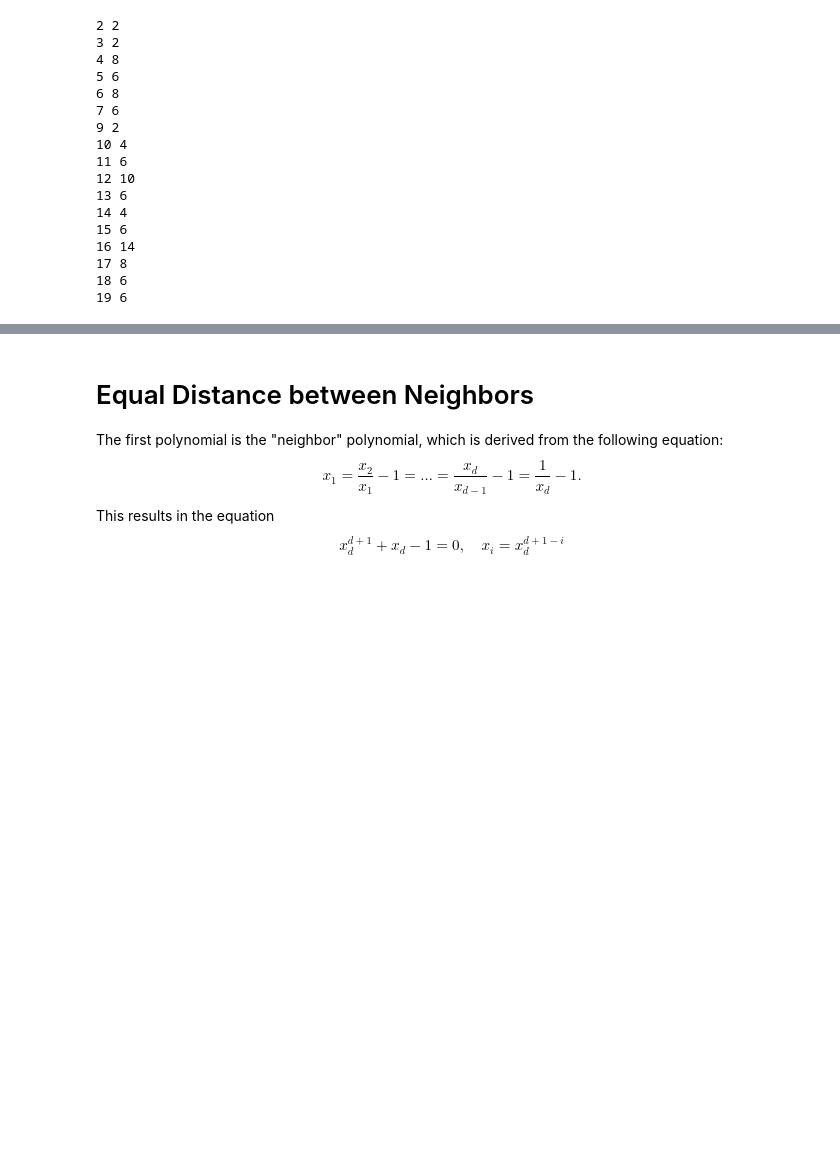
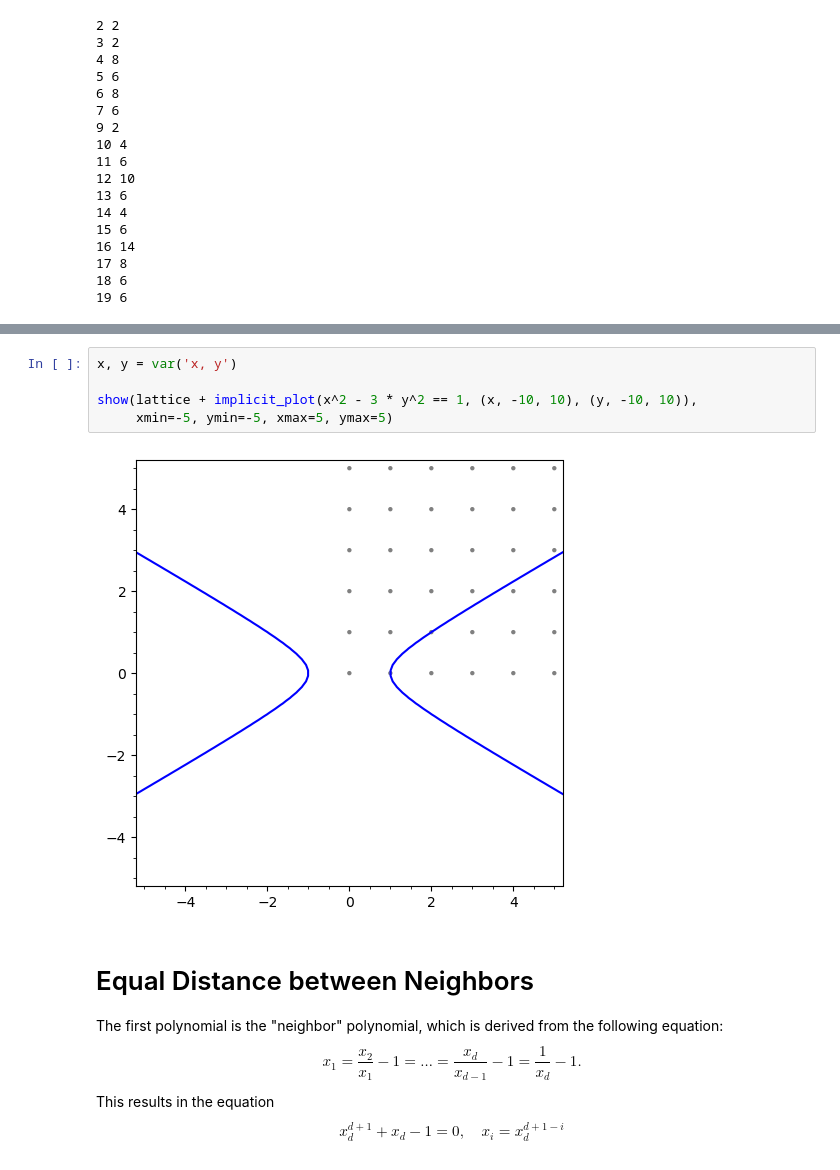
Before and after one commit to dknaack/master-thesis, a Jupyter notebook: src/main.ipynb, the cells around one changed output, grey strips where cells are left out. Drawn from its saved outputs; the diff is of its cells as text; blank space fills up the shorter version.

```diff
--- a/src/main.ipynb
+++ b/src/main.ipynb
@@ -127,3 +177,10 @@ for i in range(2, 20):
+# %%
+x, y = var('x, y')
+
+show(lattice + implicit_plot(x^2 - 3 * y^2 == 1, (x, -10, 10), (y, -10, 10)),
+     xmin=-5, ymin=-5, xmax=5, ymax=5)
+# %% [output]
+[figure, added]
 # %% [markdown]
 # Equal Distance between Neighbors
 
```
Also changed, not shown: parts of 2 cells of this notebook.
